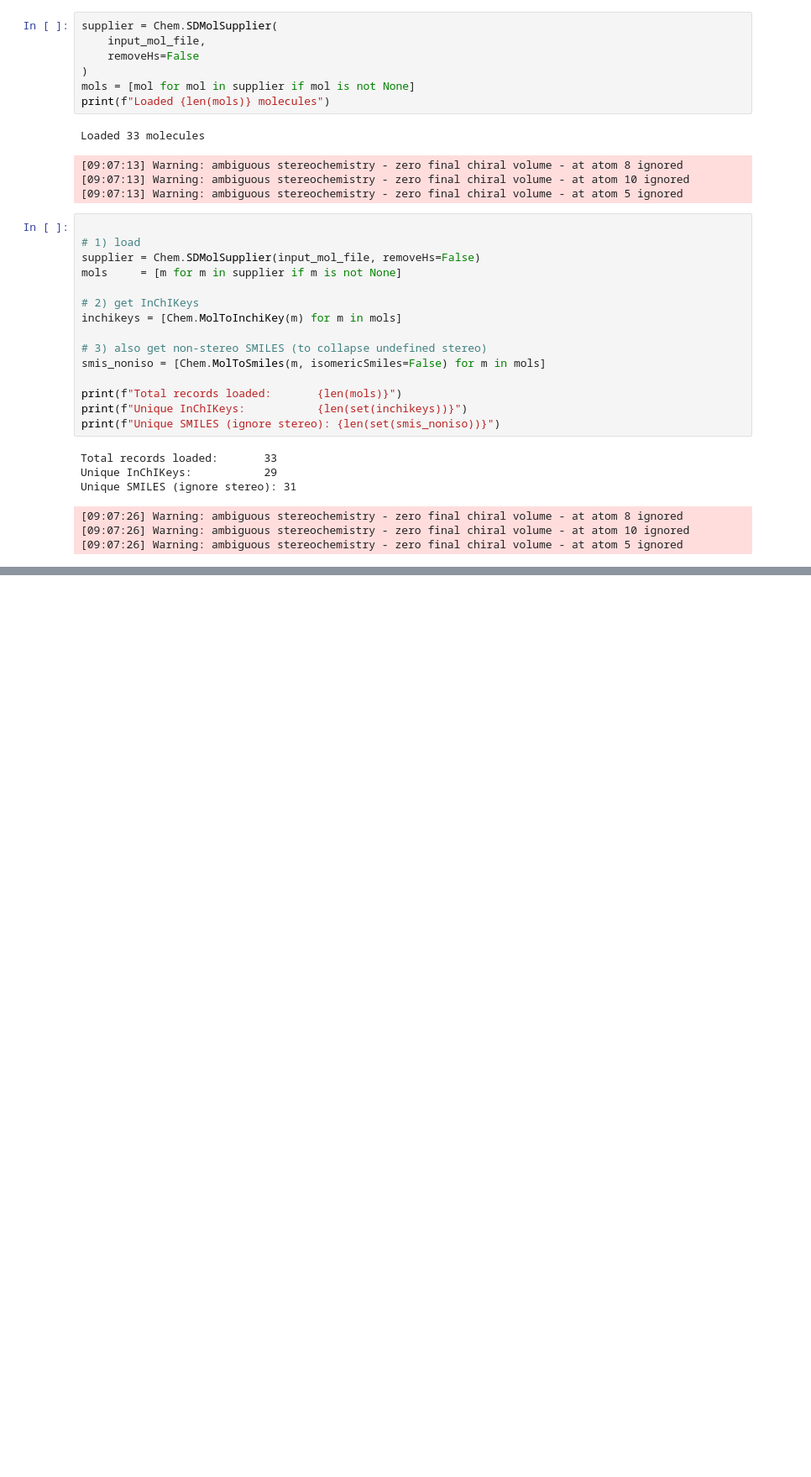
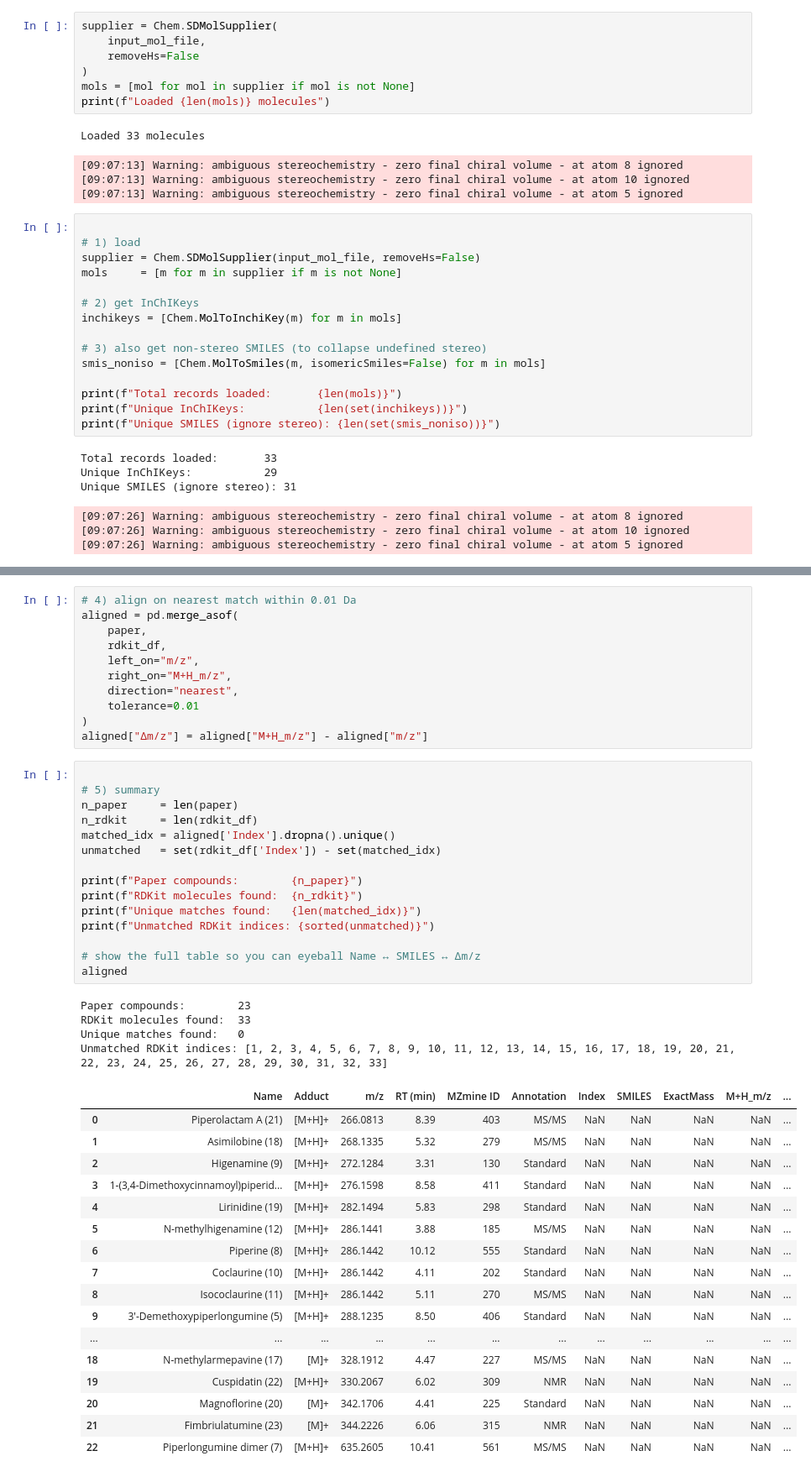
Before and after one commit to pluskal-lab/DreaMS_MIMB, a Jupyter notebook: notebooks/molecules_identification.ipynb, the cells around one changed output, grey strips where cells are left out. Shown at 84% size. Drawn from its saved outputs; the diff is of its cells as text; blank space fills up the shorter version.

Commit message:
matching mols to sdf

```diff
--- a/notebooks/molecules_identification.ipynb
+++ b/notebooks/molecules_identification.ipynb
@@ -38,0 +91,48 @@ Unique SMILES (ignore stereo): 31
+# %%
+# 4) align on nearest match within 0.01 Da
+aligned = pd.merge_asof(
+    paper,
+    rdkit_df,
+    left_on="m/z",
+    right_on="M+H_m/z",
+    direction="nearest",
+    tolerance=0.01
+)
+aligned["Δm/z"] = aligned["M+H_m/z"] - aligned["m/z"]
+# %%
+
+# 5) summary
+n_paper     = len(paper)
+n_rdkit     = len(rdkit_df)
+matched_idx = aligned['Index'].dropna().unique()
+unmatched   = set(rdkit_df['Index']) - set(matched_idx)
+
+print(f"Paper compounds:        {n_paper}")
+print(f"RDKit molecules found:  {n_rdkit}")
+print(f"Unique matches found:   {len(matched_idx)}")
+print(f"Unmatched RDKit indices: {sorted(unmatched)}")
+
+# show the full table so you can eyeball Name ↔ SMILES ↔ Δm/z
+aligned
+# %% [output]
+Paper compounds:        23
+RDKit molecules found:  33
+Unique matches found:   0
+Unmatched RDKit indices: [1, 2, 3, 4, 5, 6, 7, 8, 9, 10, 11, 12, 13, 14, 15, 16, 17, 18, 19, 20, 21, 22, 23, 24, 25, 26, 27, 28, 29, 30, 31, 32, 33]
+|  | Name | Adduct | m/z | RT (min) | MZmine ID | Annotation | Index | SMILES | ExactMass | M+H_m/z | ... |
+| 0 | Piperolactam A (21) | [M+H]+ | 266.0813 | 8.39 | 403 | MS/MS | NaN | NaN | NaN | NaN | ... |
+| 1 | Asimilobine (18) | [M+H]+ | 268.1335 | 5.32 | 279 | MS/MS | NaN | NaN | NaN | NaN | ... |
+| 2 | Higenamine (9) | [M+H]+ | 272.1284 | 3.31 | 130 | Standard | NaN | NaN | NaN | NaN | ... |
+| 3 | 1-(3,4-Dimethoxycinnamoyl)piperid... | [M+H]+ | 276.1598 | 8.58 | 411 | Standard | NaN | NaN | NaN | NaN | ... |
+| 4 | Lirinidine (19) | [M+H]+ | 282.1494 | 5.83 | 298 | Standard | NaN | NaN | NaN | NaN | ... |
+| 5 | N-methylhigenamine (12) | [M+H]+ | 286.1441 | 3.88 | 185 | MS/MS | NaN | NaN | NaN | NaN | ... |
+| 6 | Piperine (8) | [M+H]+ | 286.1442 | 10.12 | 555 | Standard | NaN | NaN | NaN | NaN | ... |
+| 7 | Coclaurine (10) | [M+H]+ | 286.1442 | 4.11 | 202 | Standard | NaN | NaN | NaN | NaN | ... |
+| 8 | Isococlaurine (11) | [M+H]+ | 286.1442 | 5.11 | 270 | MS/MS | NaN | NaN | NaN | NaN | ... |
+| 9 | 3'-Demethoxypiperlongumine (5) | [M+H]+ | 288.1235 | 8.50 | 406 | Standard | NaN | NaN | NaN | NaN | ... |
+| ... | ... | ... | ... | ... | ... | ... | ... | ... | ... | ... | ... |
+| 18 | N-methylarmepavine (17) | [M]+ | 328.1912 | 4.47 | 227 | MS/MS | NaN | NaN | NaN | NaN | ... |
+| 19 | Cuspidatin (22) | [M+H]+ | 330.2067 | 6.02 | 309 | NMR | NaN | NaN | NaN | NaN | ... |
+| 20 | Magnoflorine (20) | [M]+ | 342.1706 | 4.41 | 225 | Standard | NaN | NaN | NaN | NaN | ... |
+| 21 | Fimbriulatumine (23) | [M]+ | 344.2226 | 6.06 | 315 | NMR | NaN | NaN | NaN | NaN | ... |
+| 22 | Piperlongumine dimer (7) | [M+H]+ | 635.2605 | 10.41 | 561 | MS/MS | NaN | NaN | NaN | NaN | ... |
```
Also changed, not shown: parts of 14 cells of this notebook.
